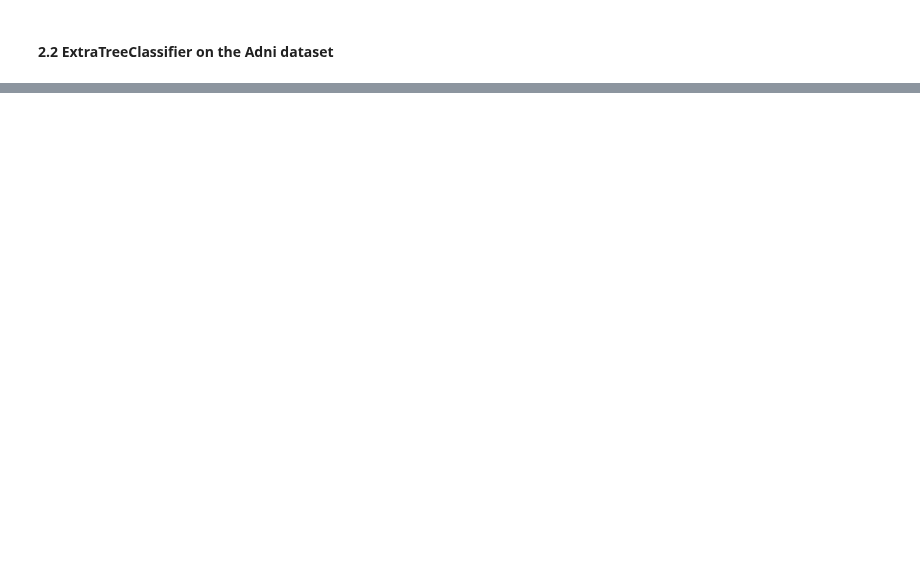
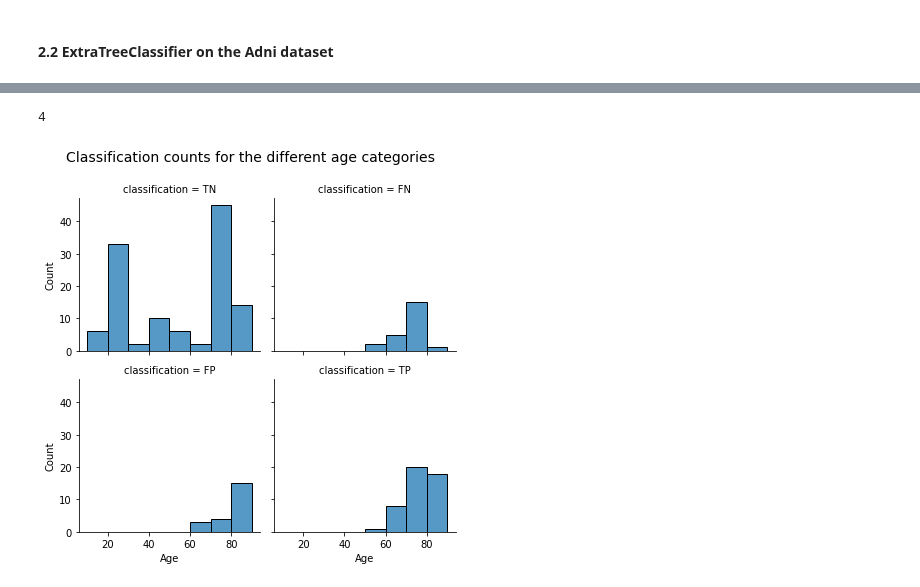
Before and after one commit to tamap94/ds-capstone-alzheimers-, a Jupyter notebook: modelling/Modeling_Numeric_final.ipynb, the cells around one changed output, grey strips where cells are left out. Drawn from its saved outputs; the diff is of its cells as text; code cells hidden in the pictures; blank space fills up the shorter version.

```diff
--- a/modelling/Modeling_Numeric_final.ipynb
+++ b/modelling/Modeling_Numeric_final.ipynb
@@ -635,0 +953,4 @@ mlflow.get_run(run_id=run.info.run_id)
+# %%
+#Convert X_test into a dataframe
+df_ea = pd.DataFrame(X_test)
+df_ea
@@ -635,0 +971,5 @@ mlflow.get_run(run_id=run.info.run_id)
+# %%
+#Assign column names to the dataframe
+colum_names = ['Age', 'Apoe4', 'Abeta', 'Tau', 'pTau', 'Ventricles', 'Hippocampus', 'WholeBrain', 'Enthorinal', 'Female', 'Male', 'eTIV', 'nWBV']
+df_ea.columns = colum_names
+df_ea
@@ -635,0 +990,6 @@ mlflow.get_run(run_id=run.info.run_id)
+# %%
+#Add the test values and the predicted values to the dataframe
+
+df_ea['y_test'] = y_test.values
+df_ea['y_pred'] = y_pred_tuned
+df_ea
@@ -635,0 +1010,27 @@ mlflow.get_run(run_id=run.info.run_id)
+# %%
+# We write a function to add the classification (TP, TN, FP and FN) to our dataframe
+def classification(row):
+    if (row.y_test == 1) & (row.y_pred == 1):
+        return 'TP'
+    if (row.y_test ==1 ) & (row.y_pred == 0):
+        return 'FN'
+    if (row.y_test == 0) & (row.y_pred == 1):
+        return 'FP'
+    if (row.y_test == 0) & (row.y_pred == 0):
+        return 'TN'
+
+
+df_ea['classification']=df_ea.apply(lambda row: classification (row), axis=1)
+# %%
+df_ea['classification'].nunique()
+# %% [output]
+4
+# %%
+#Plot the classification for the Age
+
+plot=sns.FacetGrid(data=df_ea, col='classification', col_wrap=2, col_order=['TN', 'FN', 'FP', 'TP'])
+plot.map_dataframe(sns.histplot, x='Age', binrange=(10,90), binwidth=10)
+plot.fig.subplots_adjust(top=0.87)
+plot.fig.suptitle('Classification counts for the different age categories', fontsize=14);
+# %% [output]
+[figure, added]
```
Also changed, not shown: parts of 52 cells of this notebook.
